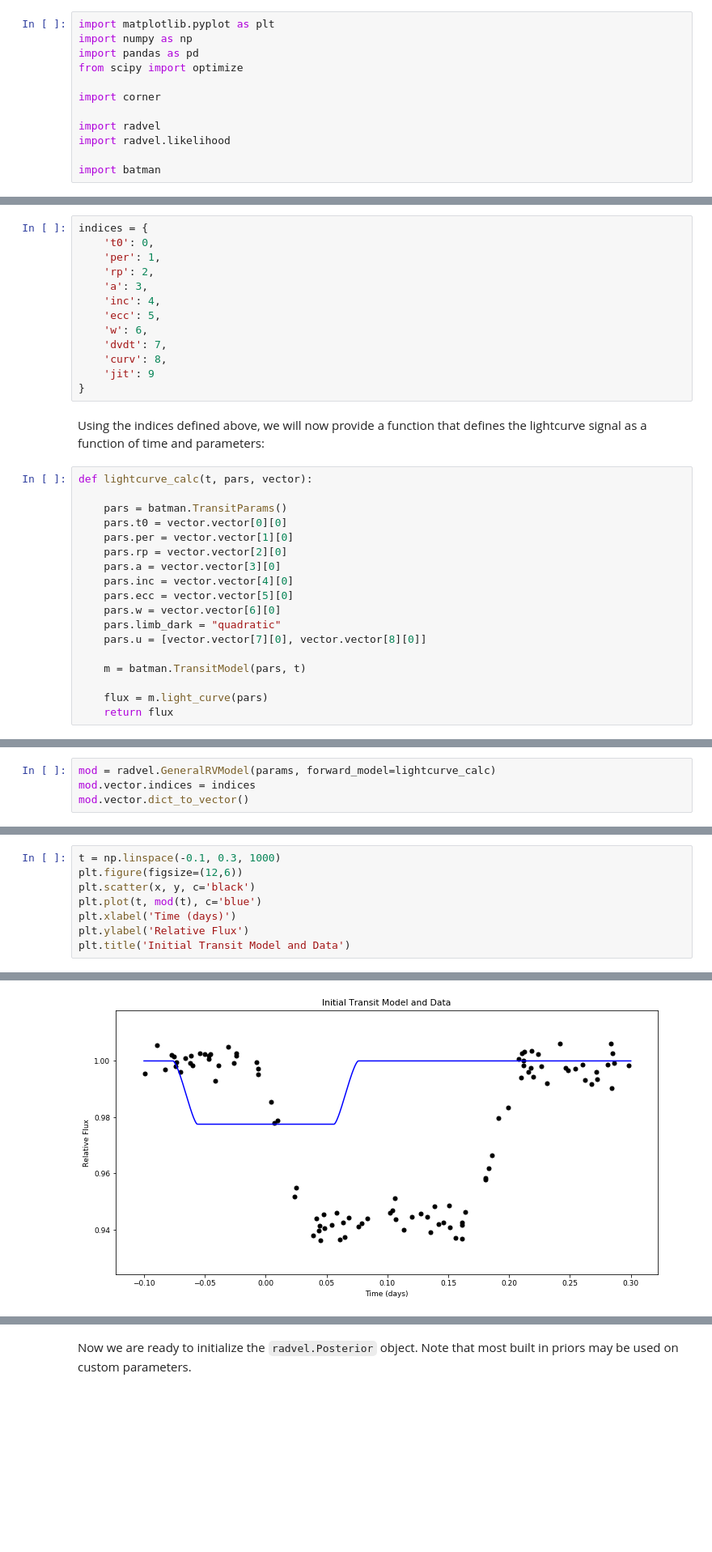
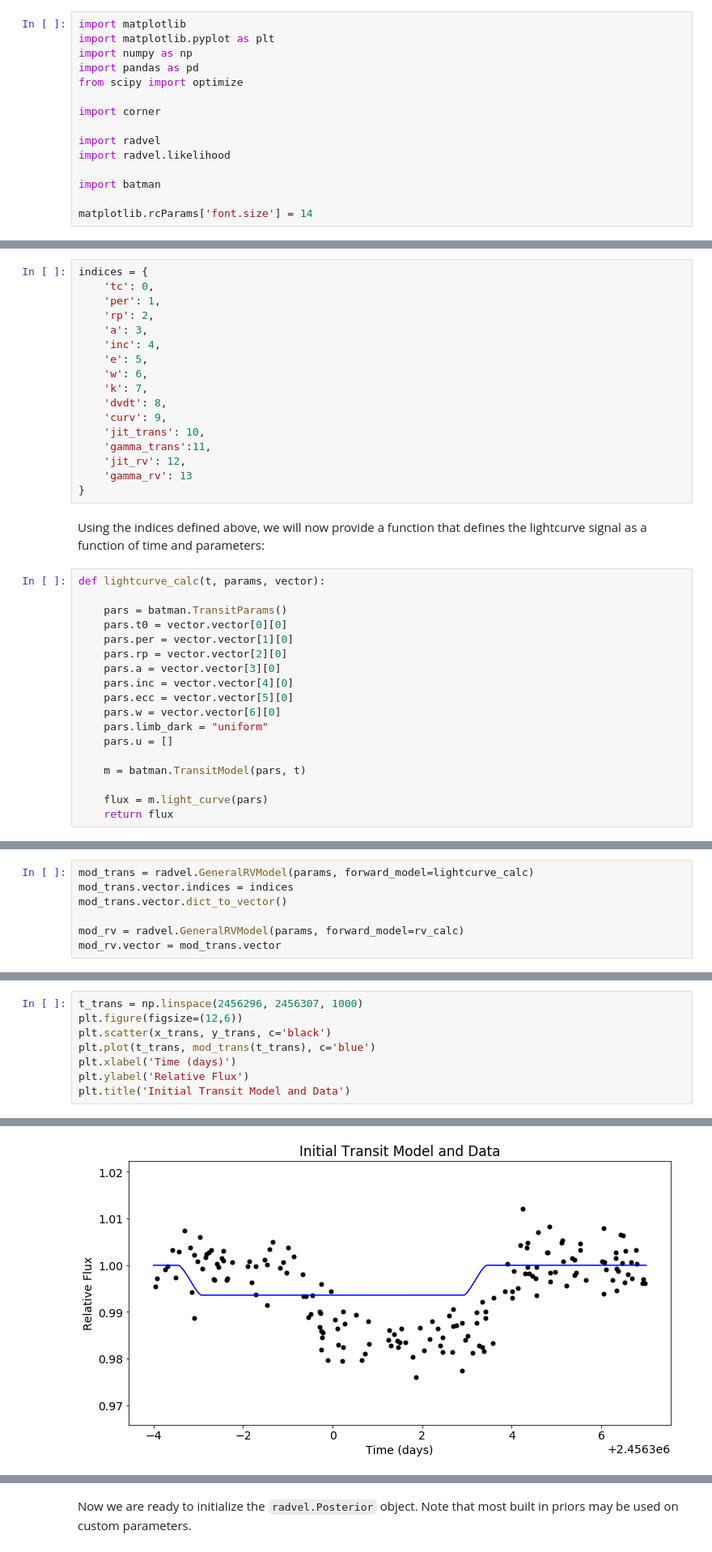
Before and after one commit to California-Planet-Search/radvel, a Jupyter notebook: docs/tutorials/CustomModel-tutorial.ipynb, the cells around one changed output, grey strips where cells are left out. Shown at 81% size. Drawn from its saved outputs; the diff is of its cells as text; blank space fills up the shorter version.

Commit message:
Custom Model Improvements

```diff
--- a/docs/tutorials/CustomModel-tutorial.ipynb
+++ b/docs/tutorials/CustomModel-tutorial.ipynb
@@ -5,6 +5,7 @@ By fitting a basic lightcurve model, we demonstrate how to build a custom model
 # %% [markdown]
 Perform some preliminary imports:
 # %%
+import matplotlib
 import matplotlib.pyplot as plt
 import numpy as np
 import pandas as pd
@@ -16,4 +17,6 @@ import radvel
 import radvel.likelihood
 
 import batman
+
+matplotlib.rcParams['font.size'] = 14
 # %% [markdown]
@@ -53,20 +83,24 @@ Next, we need to set up a dictionary that tells RadVel how to construct the vect
 # %%
 indices = {
-    't0': 0,
+    'tc': 0,
     'per': 1,
     'rp': 2,
     'a': 3,
     'inc': 4,
-    'ecc': 5,
+    'e': 5,
     'w': 6,
-    'dvdt': 7,
-    'curv': 8,
-    'jit': 9
+    'k': 7,
+    'dvdt': 8,
+    'curv': 9,
+    'jit_trans': 10,
+    'gamma_trans':11,
+    'jit_rv': 12,
+    'gamma_rv': 13
 }
 # %% [markdown]
 Using the indices defined above, we will now provide a function that defines the lightcurve signal as a function of time and parameters:
 # %%
-def lightcurve_calc(t, pars, vector):
+def lightcurve_calc(t, params, vector):
 
     pars = batman.TransitParams()
     pars.t0 = vector.vector[0][0]
@@ -76,8 +110,8 @@ def lightcurve_calc(t, pars, vector):
     pars.inc = vector.vector[4][0]
     pars.ecc = vector.vector[5][0]
     pars.w = vector.vector[6][0]
-    pars.limb_dark = "quadratic"
-    pars.u = [vector.vector[7][0], vector.vector[8][0]]
+    pars.limb_dark = "uniform"
+    pars.u = []
 
     m = batman.TransitModel(pars, t)
 
@@ -88,5 +137,8 @@ Using the function that defines our model, we can now construct a `radvel.Genera
 # %%
-mod = radvel.GeneralRVModel(params, forward_model=lightcurve_calc)
-mod.vector.indices = indices
-mod.vector.dict_to_vector()
+mod_trans = radvel.GeneralRVModel(params, forward_model=lightcurve_calc)
+mod_trans.vector.indices = indices
+mod_trans.vector.dict_to_vector()
+
+mod_rv = radvel.GeneralRVModel(params, forward_model=rv_calc)
+mod_rv.vector = mod_trans.vector
 # %% [markdown]
@@ -94,11 +146,11 @@ We can now plot the data and initial model. When using custom parameters and mod
 # %%
-t = np.linspace(-0.1, 0.3, 1000)
+t_trans = np.linspace(2456296, 2456307, 1000)
 plt.figure(figsize=(12,6))
-plt.scatter(x, y, c='black')
-plt.plot(t, mod(t), c='blue')
+plt.scatter(x_trans, y_trans, c='black')
+plt.plot(t_trans, mod_trans(t_trans), c='blue')
 plt.xlabel('Time (days)')
 plt.ylabel('Relative Flux')
 plt.title('Initial Transit Model and Data')
 # %% [output]
 Text(0.5, 1.0, 'Initial Transit Model and Data')
-[figure, old version]
+[figure, new version]
```
Also changed, not shown: parts of 28 cells of this notebook, 2 other files.
